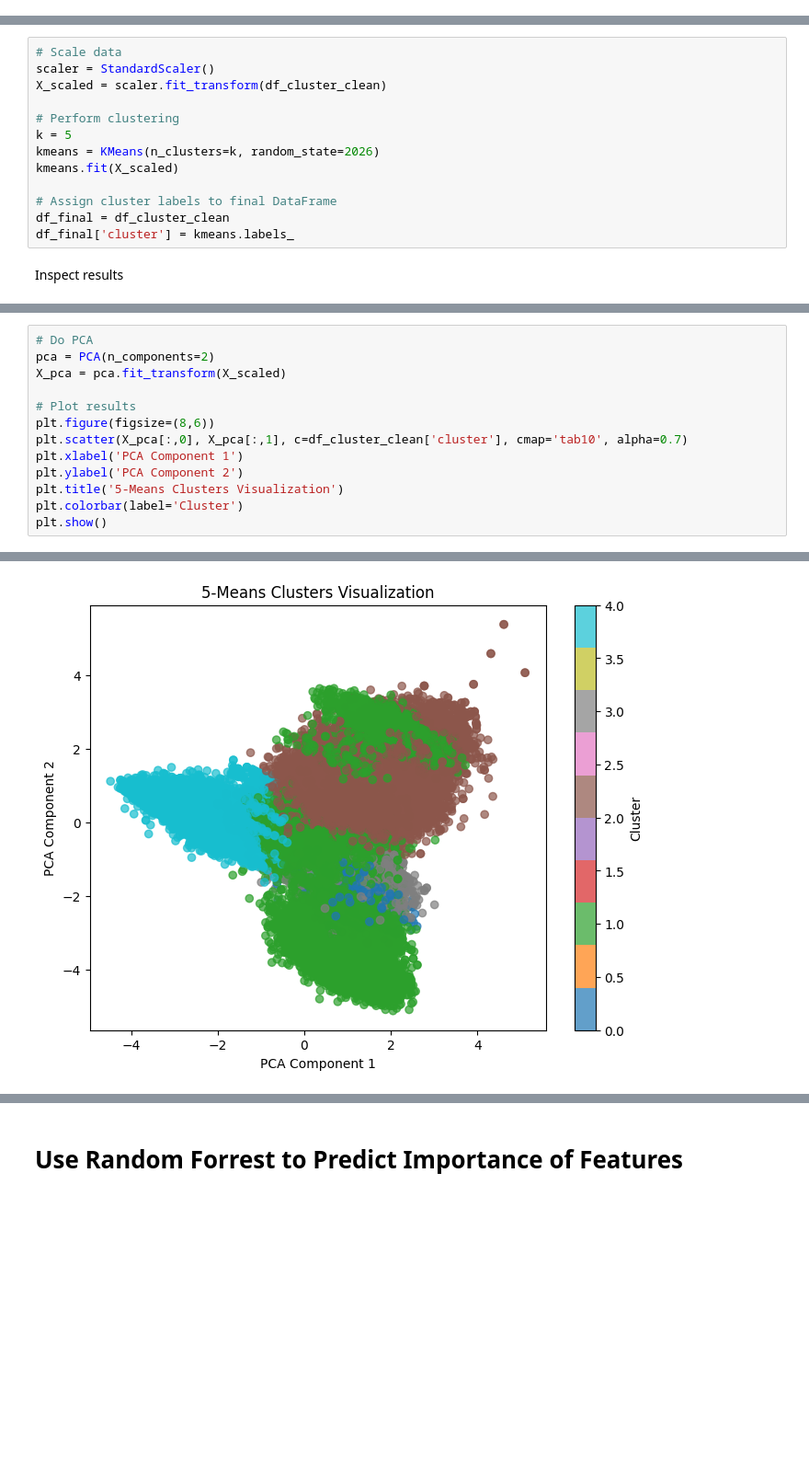
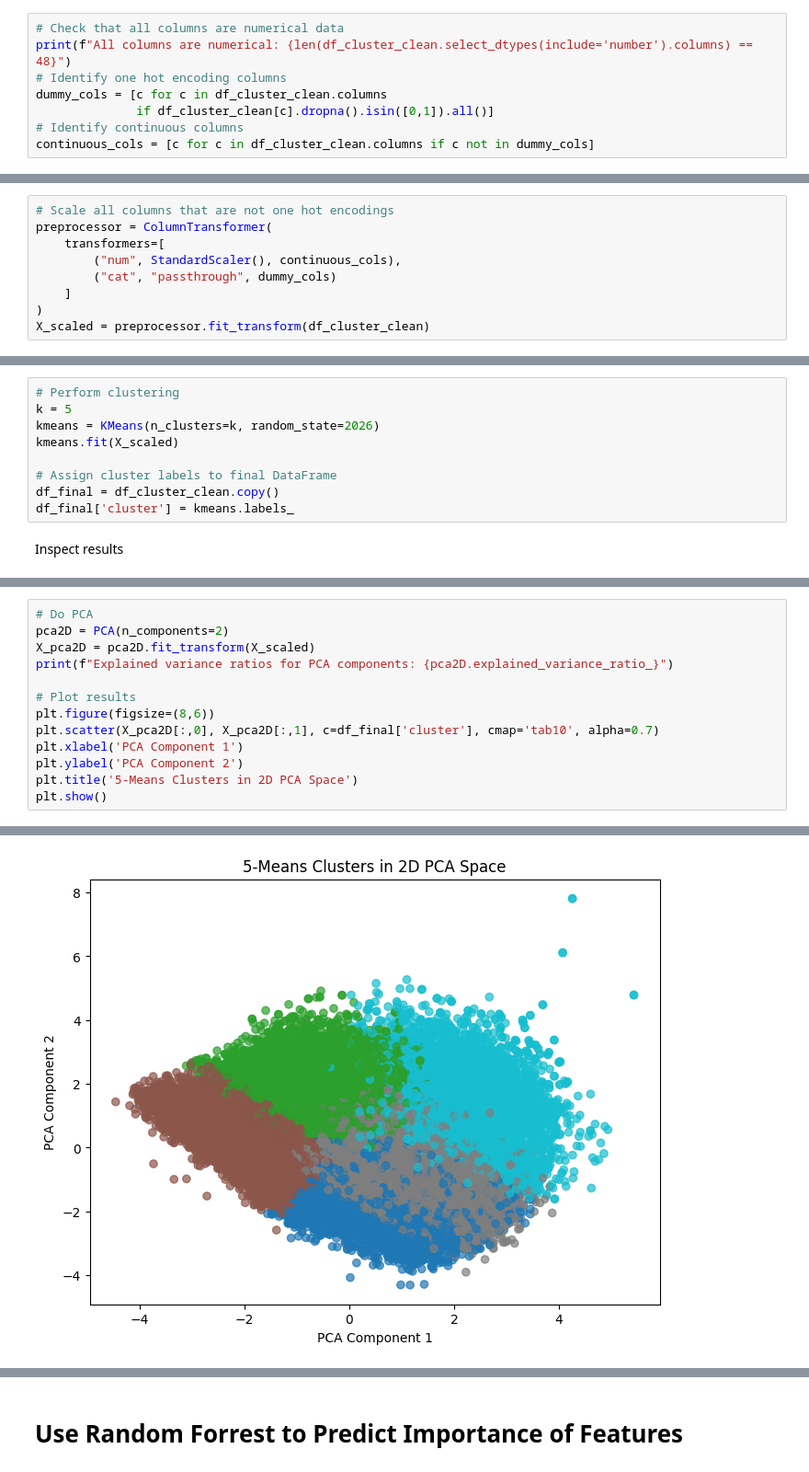
Before and after one commit to killermort9/AnalyticsToAction, a Jupyter notebook: esther.ipynb, the cells around one changed output, grey strips where cells are left out. Shown at 92% size. Cells and saved outputs as stored; diff of their text form; blank space fills up the shorter version.

```diff
--- a/esther.ipynb
+++ b/esther.ipynb
@@ -178,0 +184,8 @@ df_cluster_clean
+# %%
+# Check that all columns are numerical data
+print(f"All columns are numerical: {len(df_cluster_clean.select_dtypes(include='number').columns) == 48}")
+# Identify one hot encoding columns
+dummy_cols = [c for c in df_cluster_clean.columns
+              if df_cluster_clean[c].dropna().isin([0,1]).all()]
+# Identify continuous columns
+continuous_cols = [c for c in df_cluster_clean.columns if c not in dummy_cols]
@@ -179,17 +194,22 @@ df_cluster_clean
+# %%
+# Scale all columns that are not one hot encodings
+preprocessor = ColumnTransformer(
+    transformers=[
+        ("num", StandardScaler(), continuous_cols),
+        ("cat", "passthrough", dummy_cols)
+    ]
+)
+X_scaled = preprocessor.fit_transform(df_cluster_clean)
 # %% [markdown]
 ### Do K-Means Clustering
 # %%
-# Scale data
-scaler = StandardScaler()
-X_scaled = scaler.fit_transform(df_cluster_clean)
-
 # Perform clustering
 k = 5
 kmeans = KMeans(n_clusters=k, random_state=2026)
 kmeans.fit(X_scaled)
 
 # Assign cluster labels to final DataFrame
-df_final = df_cluster_clean
+df_final = df_cluster_clean.copy()
 df_final['cluster'] = kmeans.labels_
 # %% [markdown]
 Inspect results
@@ -231,14 +244,14 @@ Name: Speciale_Øjenkirurgi, dtype: float64
 # %%
 # Do PCA
-pca = PCA(n_components=2)
-X_pca = pca.fit_transform(X_scaled)
+pca2D = PCA(n_components=2)
+X_pca2D = pca2D.fit_transform(X_scaled)
+print(f"Explained variance ratios for PCA components: {pca2D.explained_variance_ratio_}")
 
 # Plot results
 plt.figure(figsize=(8,6))
-plt.scatter(X_pca[:,0], X_pca[:,1], c=df_cluster_clean['cluster'], cmap='tab10', alpha=0.7)
+plt.scatter(X_pca2D[:,0], X_pca2D[:,1], c=df_final['cluster'], cmap='tab10', alpha=0.7)
 plt.xlabel('PCA Component 1')
 plt.ylabel('PCA Component 2')
-plt.title('5-Means Clusters Visualization')
-plt.colorbar(label='Cluster')
+plt.title('5-Means Clusters in 2D PCA Space')
 plt.show()
 # %% [output]
@@ -245 +259 @@ plt.show()
-[figure, old version]
+[figure, new version]
```
Also changed, not shown: parts of 33 cells of this notebook.
